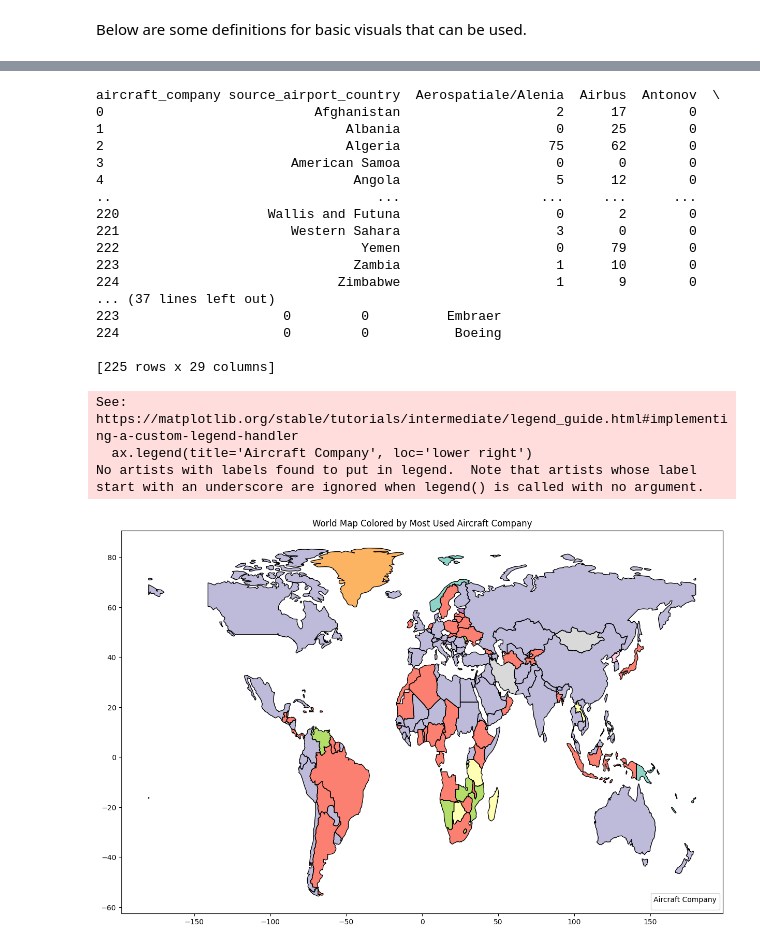
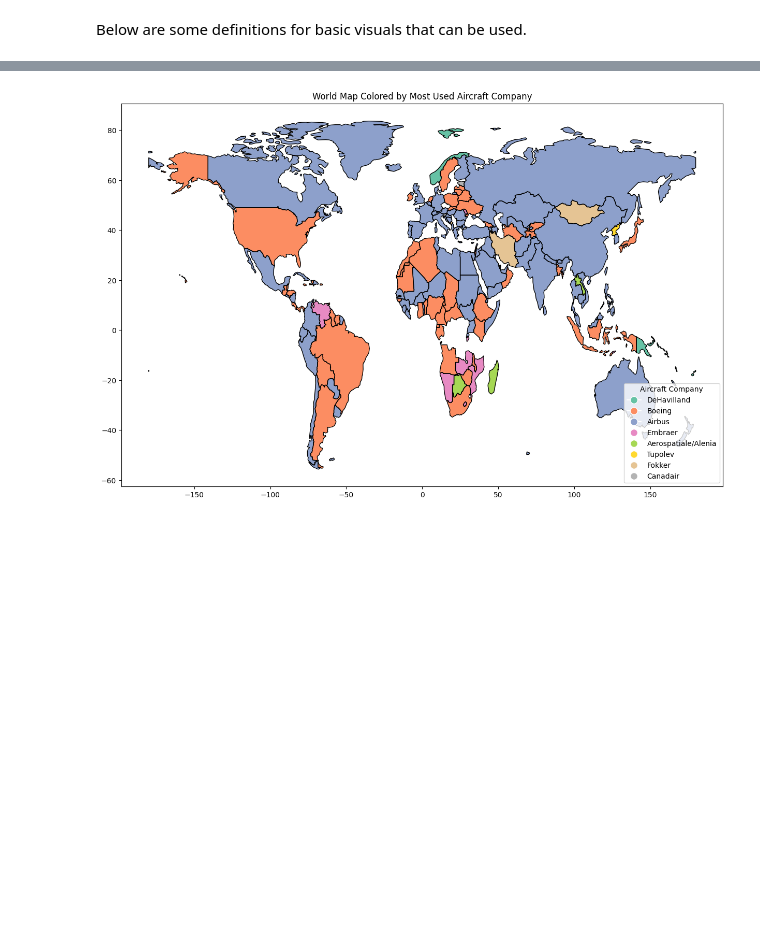
Before and after one commit to sakinanazarali/MADS_Milestone1, a Jupyter notebook: analysis.ipynb, the cells around one changed output, grey strips where cells are left out. Cells and saved outputs as stored; diff of their text form; code cells hidden in the pictures; blank space fills up the shorter version.

Commit message:
Map visualization is cleaned

```diff
--- a/analysis.ipynb
+++ b/analysis.ipynb
@@ -102,7 +103,7 @@ def stacked_bar_chart(data, title=None, xlabel=None, ylabel=None, legend_labels=
     # Create figure and axis
     fig, ax = plt.subplots()
 
-    data.plot(kind='bar', stacked=True, ax=ax)
+    data.plot(kind='bar', stacked=True, ax=ax, color = sns.color_palette("Set2"))
 
     # Add title, label, legend
     if title:
@@ -153,10 +154,14 @@ def create_scatterplot(x, y, color='blue', title=None, xlabel=None, ylabel=None)
 def create_colored_world_map(data, country_col, company_col, title="World Map Colored by Most Used Aircraft Company"):
 
     # Create a GeoDataFrame with country geometries
-    world = gpd.read_file(gpd.datasets.get_path('naturalearth_lowres'))
+    url = "https://www.naturalearthdata.com/http//www.naturalearthdata.com/" \
+      "download/110m/cultural/ne_110m_admin_0_countries.zip"
+
+    with fsspec.open(f"simplecache::{url}") as file:
+        world = gpd.read_file(file)
 
     # Merge the GeoDataFrame with the data
-    world = world.merge(data, left_on='name', right_on=country_col)
+    world = world.merge(data, left_on='SOVEREIGNT', right_on=country_col)
 
     # Create a figure and axis
     fig, ax = plt.subplots(figsize=(15, 10))
@@ -165,18 +170,27 @@ def create_colored_world_map(data, country_col, company_col, title="World Map Co
     world.boundary.plot(ax=ax, linewidth=1, color='k')
 
     # Use a default color palette (e.g., Seaborn palette) to assign colors
-    palette = sns.color_palette("Set3", n_colors=len(world[company_col].unique()))
+    palette = sns.color_palette("Set2")
 
-    # Color the countries based on the most used aircraft company
+    # Create lists to collect legend artists and labels
+    legend_artists = []
+    legend_labels = []
+
     for i, company in enumerate(world[company_col].unique()):
-        world[world[company_col] == company].plot(ax=ax, color=palette[i], label=company, legend=True)
+        subset = world[world[company_col] == company]
+        subset.plot(ax=ax, color=palette[i], label=company)
+        # Add the current subset to the legend
+        legend_artists.append(plt.Line2D([0], [0], marker='o', color='w', markerfacecolor=palette[i], markersize=10))
+        legend_labels.append(company)
 
     # Customize the legend
-    ax.legend(title='Aircraft Company', loc='lower right')
+    ax.legend(legend_artists, legend_labels, title='Aircraft Company', loc='lower right')
+
 
     # Set the title
     ax.set_title(title)
 
+
     return fig
 # %%
 # Function to calculate distance using Haversine formula
@@ -224,30 +238,10 @@ plt.show()
 # %%
+data['source_airport_country'] = data['source_airport_country'].replace("United States", "United States of America")
 pivot_df = data.pivot_table(index='source_airport_country', columns='aircraft_company', aggfunc='size', fill_value=0)
 pivot_df['MostUsedCompany'] = pivot_df.idxmax(axis=1)
 pivot_df = pivot_df.reset_index()
-print(pivot_df)
 
 create_colored_world_map(pivot_df, country_col='source_airport_country', company_col='MostUsedCompany')
 plt.show()
 # %% [output]
-aircraft_company source_airport_country  Aerospatiale/Alenia  Airbus  Antonov  \
-0                           Afghanistan                    2      17        0
-1                               Albania                    0      25        0
-2                               Algeria                   75      62        0
-3                        American Samoa                    0       0        0
-4                                Angola                    5      12        0
-..                                  ...                  ...     ...      ...
-220                   Wallis and Futuna                    0       2        0
-221                      Western Sahara                    3       0        0
-222                               Yemen                    0      79        0
-223                              Zambia                    1      10        0
-224                            Zimbabwe                    1       9        0
-... (37 lines left out)
-223                     0         0          Embraer
-224                     0         0           Boeing
-
-[225 rows x 29 columns]
-See: https://matplotlib.org/stable/tutorials/intermediate/legend_guide.html#implementing-a-custom-legend-handler
-  ax.legend(title='Aircraft Company', loc='lower right')
-No artists with labels found to put in legend.  Note that artists whose label start with an underscore are ignored when legend() is called with no argument.
-[figure, old version]
+[figure, new version]
```
Also changed, not shown: parts of 2 cells of this notebook.
